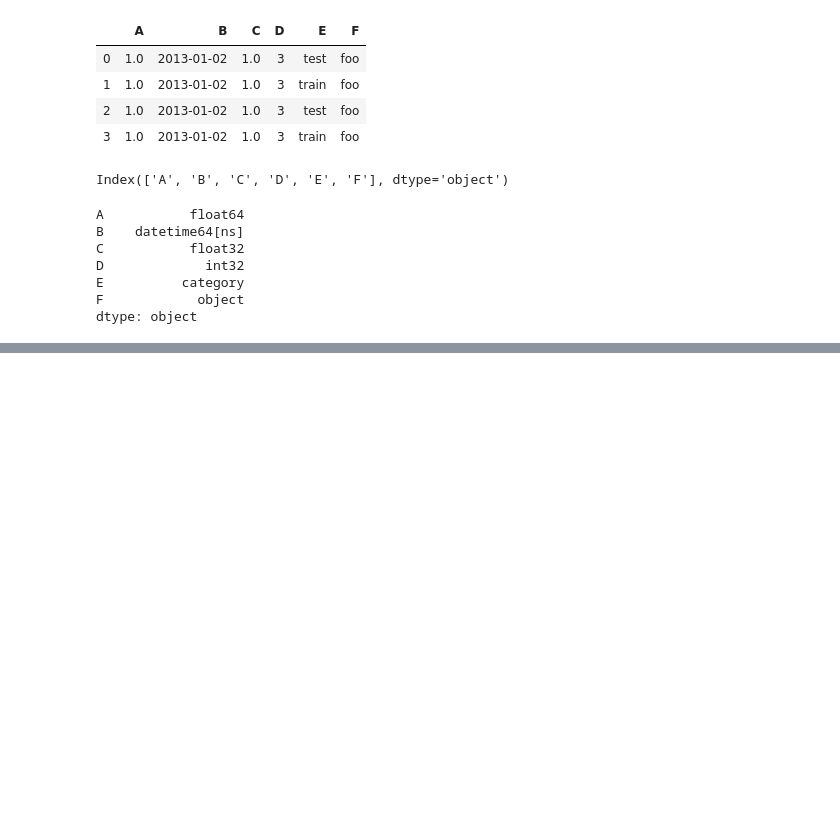
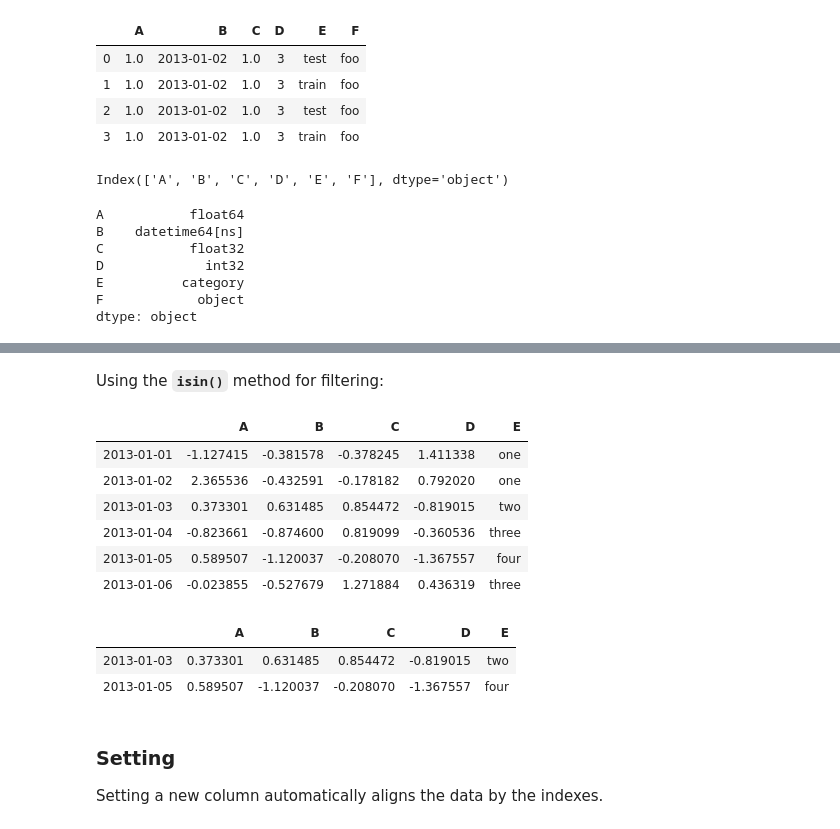
Before and after one commit to nivkeren/computational-methods, a Jupyter notebook: Lesson4.ipynb, the cells around one changed output, grey strips where cells are left out. Cells and saved outputs as stored; diff of their text form; code cells hidden in the pictures; blank space fills up the shorter version.

```diff
--- a/Lesson4.ipynb
+++ b/Lesson4.ipynb
@@ -101,0 +291,23 @@ dtype: object
+# %% [markdown]
+Using the **`isin()`** method for filtering:
+# %%
+df_copy = df.copy()
+df_copy['E'] = ['one', 'one', 'two', 'three', 'four', 'three']
+df_copy
+# %% [output]
+|  | A | B | C | D | E |
+| 2013-01-01 | -1.127415 | -0.381578 | -0.378245 | 1.411338 | one |
+| 2013-01-02 | 2.365536 | -0.432591 | -0.178182 | 0.792020 | one |
+| 2013-01-03 | 0.373301 | 0.631485 | 0.854472 | -0.819015 | two |
+| 2013-01-04 | -0.823661 | -0.874600 | 0.819099 | -0.360536 | three |
+| 2013-01-05 | 0.589507 | -1.120037 | -0.208070 | -1.367557 | four |
+| 2013-01-06 | -0.023855 | -0.527679 | 1.271884 | 0.436319 | three |
+# %%
+df_copy[df_copy['E'].isin(['two', 'four'])]
+# %% [output]
+|  | A | B | C | D | E |
+| 2013-01-03 | 0.373301 | 0.631485 | 0.854472 | -0.819015 | two |
+| 2013-01-05 | 0.589507 | -1.120037 | -0.208070 | -1.367557 | four |
+# %% [markdown]
+### **Setting**
+Setting a new column automatically aligns the data by the indexes.
```
Also changed, not shown: parts of 73 cells of this notebook, 5 other files.
